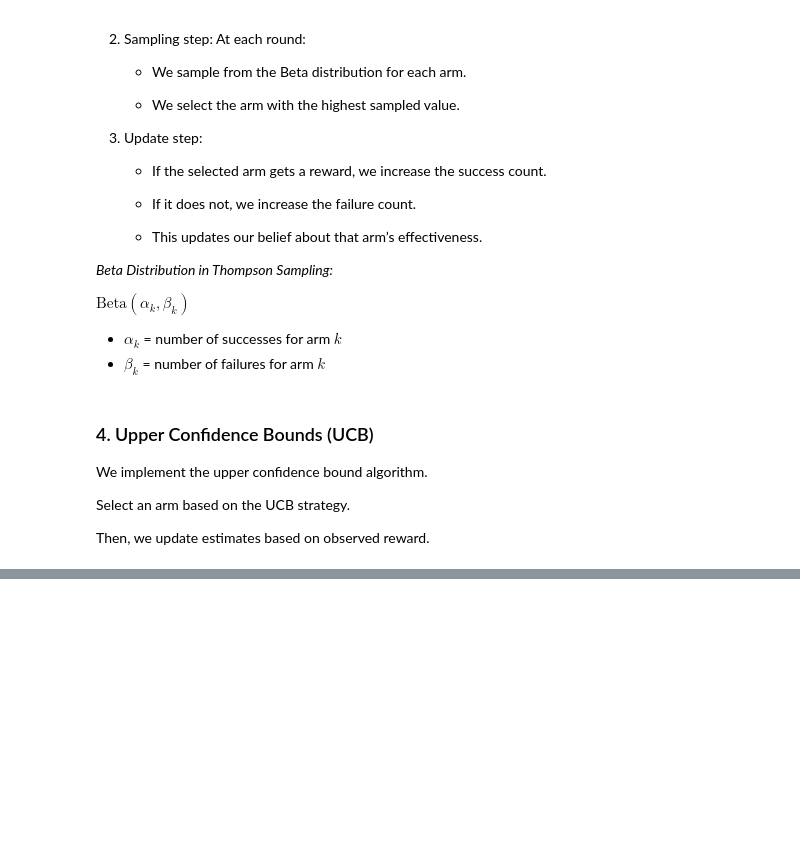
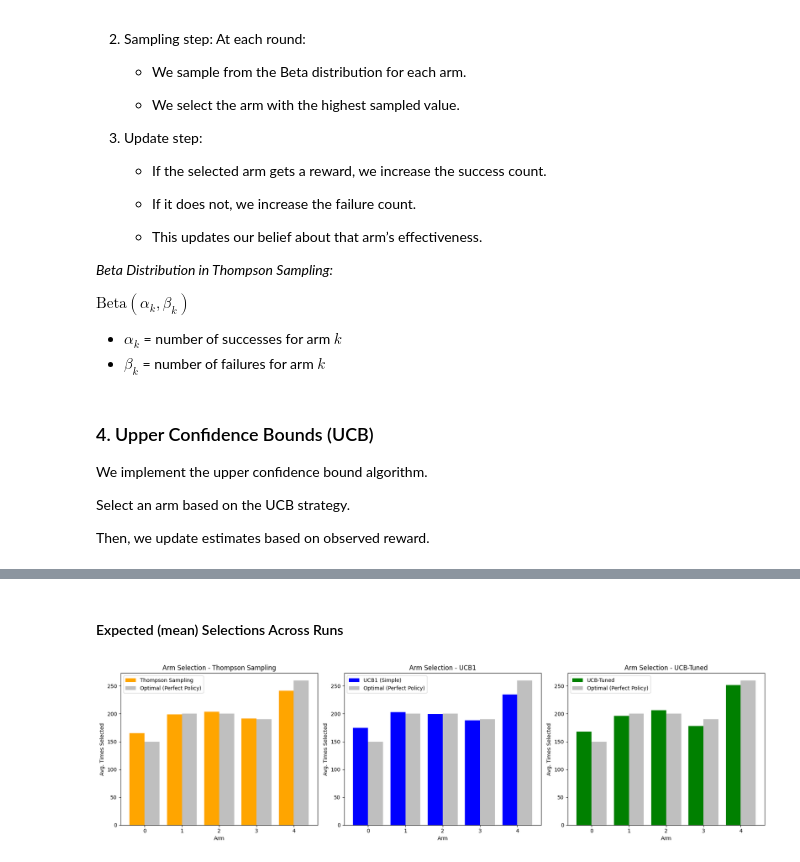
Before and after one commit to marvinernst1020/bandits_algorithms, a Jupyter notebook: basicBandits.ipynb, the cells around one changed output, grey strips where cells are left out. Cells and saved outputs as stored; diff of their text form; code cells hidden in the pictures; blank space fills up the shorter version.

```diff
--- a/basicBandits.ipynb
+++ b/basicBandits.ipynb
@@ -264,0 +287,44 @@ Upper Confidence Bound (UCB) selects arms based on their mean reward estimate pl
+# %% [markdown]
+#### Expected (mean) Selections Across Runs
+# %%
+avg_thompson_sel = np.mean(thompson_selections_all, axis=0)
+avg_ucb1_sel = np.mean(ucb1_selections_all, axis=0)
+avg_ucb2_sel = np.mean(ucb2_selections_all, axis=0)
+expected_best_sel = true_best_counts * n_rounds / n_runs
+# %%
+bar_width = 0.4
+x = np.arange(k)
+
+plt.figure(figsize=(18, 5))
+
+# Thompson Sampling
+plt.subplot(1, 3, 1)
+plt.bar(x - bar_width/2, avg_thompson_sel, width=bar_width, color='orange', label='Thompson Sampling')
+plt.bar(x + bar_width/2, expected_best_sel, width=bar_width, color='gray', alpha=0.5, label='Optimal (Perfect Policy)')
+plt.xlabel('Arm')
+plt.ylabel('Avg. Times Selected')
+plt.title('Arm Selection - Thompson Sampling')
+plt.legend()
+
+# UCB1 (Simple)
+plt.subplot(1, 3, 2)
+plt.bar(x - bar_width/2, avg_ucb1_sel, width=bar_width, color='blue', label='UCB1 (Simple)')
+plt.bar(x + bar_width/2, expected_best_sel, width=bar_width, color='gray', alpha=0.5, label='Optimal (Perfect Policy)')
+plt.xlabel('Arm')
+plt.ylabel('Avg. Times Selected')
+plt.title('Arm Selection - UCB1')
+plt.legend()
+
+# UCB-Tuned
+plt.subplot(1, 3, 3)
+plt.bar(x - bar_width/2, avg_ucb2_sel, width=bar_width, color='green', label='UCB-Tuned')
+plt.bar(x + bar_width/2, expected_best_sel, width=bar_width, color='gray', alpha=0.5, label='Optimal (Perfect Policy)')
+plt.xlabel('Arm')
+plt.ylabel('Avg. Times Selected')
+plt.title('Arm Selection - UCB-Tuned')
+plt.legend()
+
+plt.tight_layout()
+plt.show()
+# %% [output]
+[figure, added]
```
Also changed, not shown: parts of 13 cells of this notebook.
